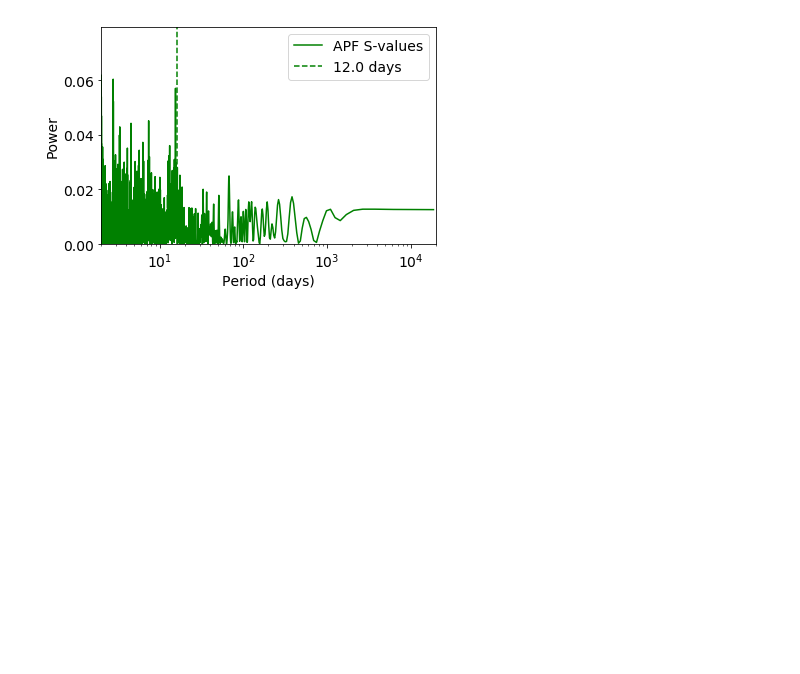
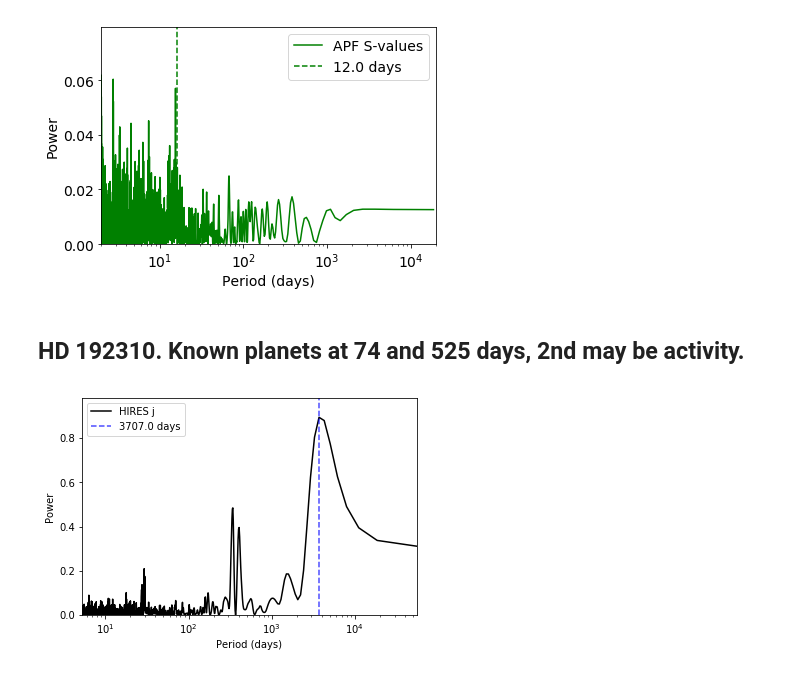
Before and after one commit to leerosenthalj/CLSI, a Jupyter notebook: Notebook_Validation.ipynb, the cells around one changed output. Drawn from its saved outputs; the diff is of its cells as text; code cells hidden in the pictures; blank space fills up the shorter version.

```diff
--- a/Notebook_Validation.ipynb
+++ b/Notebook_Validation.ipynb
@@ -364,3 +381,34 @@ fig.savefig('validation_plots/activity_164922_APF.pdf')
 # %% [output]
 [figure]
 [figure]
+# %% [markdown]
+## HD 192310. Known planets at 74 and 525 days, 2nd may be activity.
+# %%
+data = pd.read_csv('../rvdata/vst192310.csv')
+post = radvel.posterior.load('special_systems/192310/post_final.pkl')
+
+data = data.query('svalue > 0.14')
+
+svals = {}
+#svals['k'] = data.query('tel == "k"').svalue
+svals['j'] = data.query('tel == "j"').svalue
+#svals['apf'] = data.query('tel == "apf"').svalue
+# %%
+frequency, power = LombScargle(data.query('tel == "j"').jd, svals['j']).autopower()
+
+fig, ax = plt.subplots()
+#ax.set_title('HD 1457675 S-value periodogram')
+ax.set_xlabel('Period (days)')
+ax.set_ylabel('Power')
+
+ax.set_xlim([np.amin(1/frequency), np.amax(1/frequency)])
+ax.set_ylim([0, 1.1*np.amax(power)])
+ax.set_xscale('log')
+
+ax.plot(1/frequency, power, c='black', label='HIRES j')
+ax.axvline(1/frequency[np.argmax(power)], ls='--', c='blue',
+           alpha=0.7, label='{} days'.format(np.round(1/frequency[np.argmax(power)], decimals=0)))
+ax.legend()
+fig.savefig('special_systems/192310/sval_periodogram.png', dpi=500)
+# %% [output]
+[figure, added]
```
Also changed, not shown: parts of 10 cells of this notebook, 45 other files.
